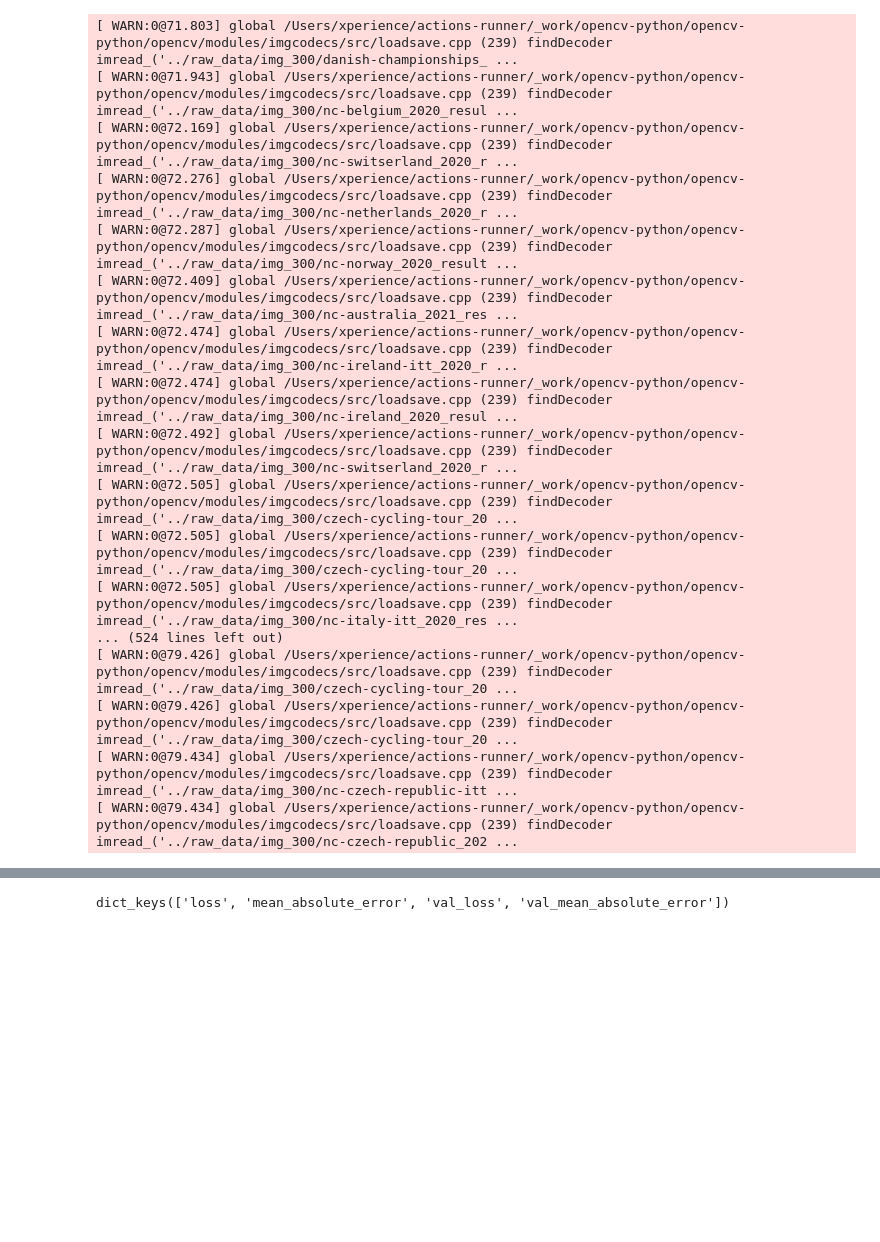
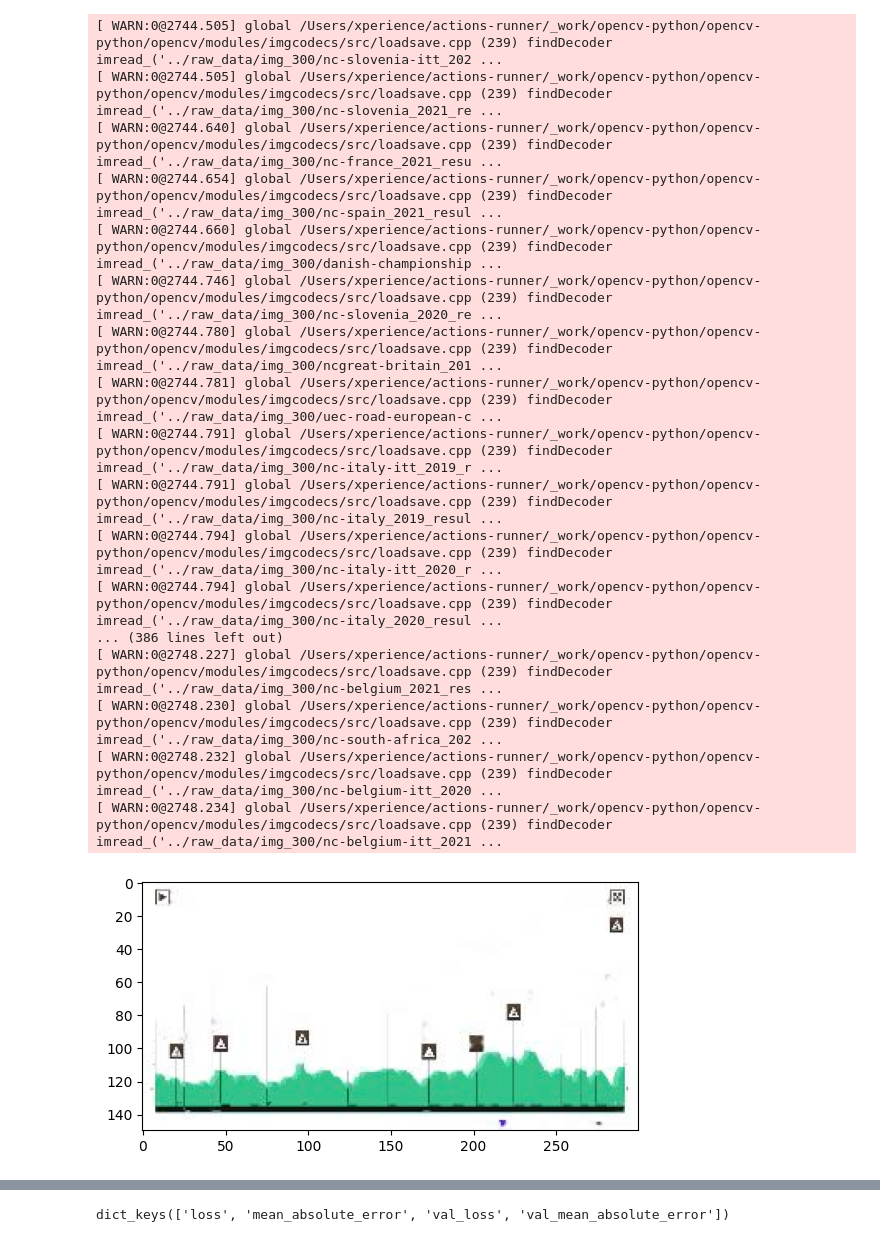
Before and after one commit to Michiel-DK/cycling_manager, a Jupyter notebook: notebooks/cnn_lstm.ipynb, the cells around one changed output, grey strips where cells are left out. Saved outputs shown, nothing was run; the diff lists cells and outputs as text; code cells hidden in the pictures; blank space fills up the shorter version.

```diff
--- a/notebooks/cnn_lstm.ipynb
+++ b/notebooks/cnn_lstm.ipynb
@@ -35,2 +36,2 @@ Score vertical meters - model: KNeighborsClassifier() score: 0.9942287567477957
 # %%
-train, test = split(df, start=2020, end=2022)
+train, test = split(df, start=2021, end=2022)
@@ -56,7 +62,7 @@ season_ls = []
 result_ls = []
 
 for name, year, tour in train.values:
-    y_decoder, tour_data, result, season_data = get_sequence(df, name, year, tour, img=True, binary=False, maxlen=30)
+    y_decoder, tour_data, result, season_data = get_sequence(df, name, year, tour, img=True, binary=True, maxlen=30)
     y_dec_ls.append(y_decoder)
     tour_ls.append(tour_data)
     result_ls.append(result)
@@ -98,23 +98,23 @@ for season in season_ls:
 season_ls_img = np.array(season_ls_img)
 to_drop_ls = list(dict.fromkeys(to_drop_ls))
 # %% [output]
-[ WARN:0@71.803] global /Users/xperience/actions-runner/_work/opencv-python/opencv-python/opencv/modules/imgcodecs/src/loadsave.cpp (239) findDecoder imread_('../raw_data/img_300/danish-championships_ ...
-[ WARN:0@71.943] global /Users/xperience/actions-runner/_work/opencv-python/opencv-python/opencv/modules/imgcodecs/src/loadsave.cpp (239) findDecoder imread_('../raw_data/img_300/nc-belgium_2020_resul ...
-[ WARN:0@72.169] global /Users/xperience/actions-runner/_work/opencv-python/opencv-python/opencv/modules/imgcodecs/src/loadsave.cpp (239) findDecoder imread_('../raw_data/img_300/nc-switserland_2020_r ...
-[ WARN:0@72.276] global /Users/xperience/actions-runner/_work/opencv-python/opencv-python/opencv/modules/imgcodecs/src/loadsave.cpp (239) findDecoder imread_('../raw_data/img_300/nc-netherlands_2020_r ...
-[ WARN:0@72.287] global /Users/xperience/actions-runner/_work/opencv-python/opencv-python/opencv/modules/imgcodecs/src/loadsave.cpp (239) findDecoder imread_('../raw_data/img_300/nc-norway_2020_result ...
-[ WARN:0@72.409] global /Users/xperience/actions-runner/_work/opencv-python/opencv-python/opencv/modules/imgcodecs/src/loadsave.cpp (239) findDecoder imread_('../raw_data/img_300/nc-australia_2021_res ...
-[ WARN:0@72.474] global /Users/xperience/actions-runner/_work/opencv-python/opencv-python/opencv/modules/imgcodecs/src/loadsave.cpp (239) findDecoder imread_('../raw_data/img_300/nc-ireland-itt_2020_r ...
-[ WARN:0@72.474] global /Users/xperience/actions-runner/_work/opencv-python/opencv-python/opencv/modules/imgcodecs/src/loadsave.cpp (239) findDecoder imread_('../raw_data/img_300/nc-ireland_2020_resul ...
-[ WARN:0@72.492] global /Users/xperience/actions-runner/_work/opencv-python/opencv-python/opencv/modules/imgcodecs/src/loadsave.cpp (239) findDecoder imread_('../raw_data/img_300/nc-switserland_2020_r ...
-[ WARN:0@72.505] global /Users/xperience/actions-runner/_work/opencv-python/opencv-python/opencv/modules/imgcodecs/src/loadsave.cpp (239) findDecoder imread_('../raw_data/img_300/czech-cycling-tour_20 ...
-[ WARN:0@72.505] global /Users/xperience/actions-runner/_work/opencv-python/opencv-python/opencv/modules/imgcodecs/src/loadsave.cpp (239) findDecoder imread_('../raw_data/img_300/czech-cycling-tour_20 ...
-[ WARN:0@72.505] global /Users/xperience/actions-runner/_work/opencv-python/opencv-python/opencv/modules/imgcodecs/src/loadsave.cpp (239) findDecoder imread_('../raw_data/img_300/nc-italy-itt_2020_res ...
-... (524 lines left out)
-[ WARN:0@79.426] global /Users/xperience/actions-runner/_work/opencv-python/opencv-python/opencv/modules/imgcodecs/src/loadsave.cpp (239) findDecoder imread_('../raw_data/img_300/czech-cycling-tour_20 ...
-[ WARN:0@79.426] global /Users/xperience/actions-runner/_work/opencv-python/opencv-python/opencv/modules/imgcodecs/src/loadsave.cpp (239) findDecoder imread_('../raw_data/img_300/czech-cycling-tour_20 ...
-[ WARN:0@79.434] global /Users/xperience/actions-runner/_work/opencv-python/opencv-python/opencv/modules/imgcodecs/src/loadsave.cpp (239) findDecoder imread_('../raw_data/img_300/nc-czech-republic-itt ...
-[ WARN:0@79.434] global /Users/xperience/actions-runner/_work/opencv-python/opencv-python/opencv/modules/imgcodecs/src/loadsave.cpp (239) findDecoder imread_('../raw_data/img_300/nc-czech-republic_202 ...
+[ WARN:0@2744.505] global /Users/xperience/actions-runner/_work/opencv-python/opencv-python/opencv/modules/imgcodecs/src/loadsave.cpp (239) findDecoder imread_('../raw_data/img_300/nc-slovenia-itt_202 ...
+[ WARN:0@2744.505] global /Users/xperience/actions-runner/_work/opencv-python/opencv-python/opencv/modules/imgcodecs/src/loadsave.cpp (239) findDecoder imread_('../raw_data/img_300/nc-slovenia_2021_re ...
+[ WARN:0@2744.640] global /Users/xperience/actions-runner/_work/opencv-python/opencv-python/opencv/modules/imgcodecs/src/loadsave.cpp (239) findDecoder imread_('../raw_data/img_300/nc-france_2021_resu ...
+[ WARN:0@2744.654] global /Users/xperience/actions-runner/_work/opencv-python/opencv-python/opencv/modules/imgcodecs/src/loadsave.cpp (239) findDecoder imread_('../raw_data/img_300/nc-spain_2021_resul ...
+[ WARN:0@2744.660] global /Users/xperience/actions-runner/_work/opencv-python/opencv-python/opencv/modules/imgcodecs/src/loadsave.cpp (239) findDecoder imread_('../raw_data/img_300/danish-championship ...
+[ WARN:0@2744.746] global /Users/xperience/actions-runner/_work/opencv-python/opencv-python/opencv/modules/imgcodecs/src/loadsave.cpp (239) findDecoder imread_('../raw_data/img_300/nc-slovenia_2020_re ...
+[ WARN:0@2744.780] global /Users/xperience/actions-runner/_work/opencv-python/opencv-python/opencv/modules/imgcodecs/src/loadsave.cpp (239) findDecoder imread_('../raw_data/img_300/ncgreat-britain_201 ...
+[ WARN:0@2744.781] global /Users/xperience/actions-runner/_work/opencv-python/opencv-python/opencv/modules/imgcodecs/src/loadsave.cpp (239) findDecoder imread_('../raw_data/img_300/uec-road-european-c ...
+[ WARN:0@2744.791] global /Users/xperience/actions-runner/_work/opencv-python/opencv-python/opencv/modules/imgcodecs/src/loadsave.cpp (239) findDecoder imread_('../raw_data/img_300/nc-italy-itt_2019_r ...
+[ WARN:0@2744.791] global /Users/xperience/actions-runner/_work/opencv-python/opencv-python/opencv/modules/imgcodecs/src/loadsave.cpp (239) findDecoder imread_('../raw_data/img_300/nc-italy_2019_resul ...
+[ WARN:0@2744.794] global /Users/xperience/actions-runner/_work/opencv-python/opencv-python/opencv/modules/imgcodecs/src/loadsave.cpp (239) findDecoder imread_('../raw_data/img_300/nc-italy-itt_2020_r ...
+[ WARN:0@2744.794] global /Users/xperience/actions-runner/_work/opencv-python/opencv-python/opencv/modules/imgcodecs/src/loadsave.cpp (239) findDecoder imread_('../raw_data/img_300/nc-italy_2020_resul ...
+... (386 lines left out)
+[ WARN:0@2748.227] global /Users/xperience/actions-runner/_work/opencv-python/opencv-python/opencv/modules/imgcodecs/src/loadsave.cpp (239) findDecoder imread_('../raw_data/img_300/nc-belgium_2021_res ...
+[ WARN:0@2748.230] global /Users/xperience/actions-runner/_work/opencv-python/opencv-python/opencv/modules/imgcodecs/src/loadsave.cpp (239) findDecoder imread_('../raw_data/img_300/nc-south-africa_202 ...
+[ WARN:0@2748.232] global /Users/xperience/actions-runner/_work/opencv-python/opencv-python/opencv/modules/imgcodecs/src/loadsave.cpp (239) findDecoder imread_('../raw_data/img_300/nc-belgium-itt_2020 ...
+[ WARN:0@2748.234] global /Users/xperience/actions-runner/_work/opencv-python/opencv-python/opencv/modules/imgcodecs/src/loadsave.cpp (239) findDecoder imread_('../raw_data/img_300/nc-belgium-itt_2021 ...
 # %%
 tour_ls_img = []
 
@@ -135,6 +135,17 @@ for season in tour_ls:
     tour_ls_img.append(np.array(img_ls))
 
 tour_ls_img = np.array(tour_ls_img)
+# %%
+
+import matplotlib.pyplot as plt
+
+arr = tour_ls_img[0][0]
+
+arr_ = np.squeeze(arr) # you can give axis attribute if you wanna squeeze in specific dimension
+plt.imshow(arr_)
+plt.show()
+# %% [output]
+[figure, added]
 # %%
 result_ls_2 = [list(itertools.chain(*x[~x.race_ref.isin(to_drop_ls)].drop(columns='race_ref').values)) for x in result_ls]
 # %%
```
Also changed, not shown: parts of 48 cells of this notebook, 2 other files.
